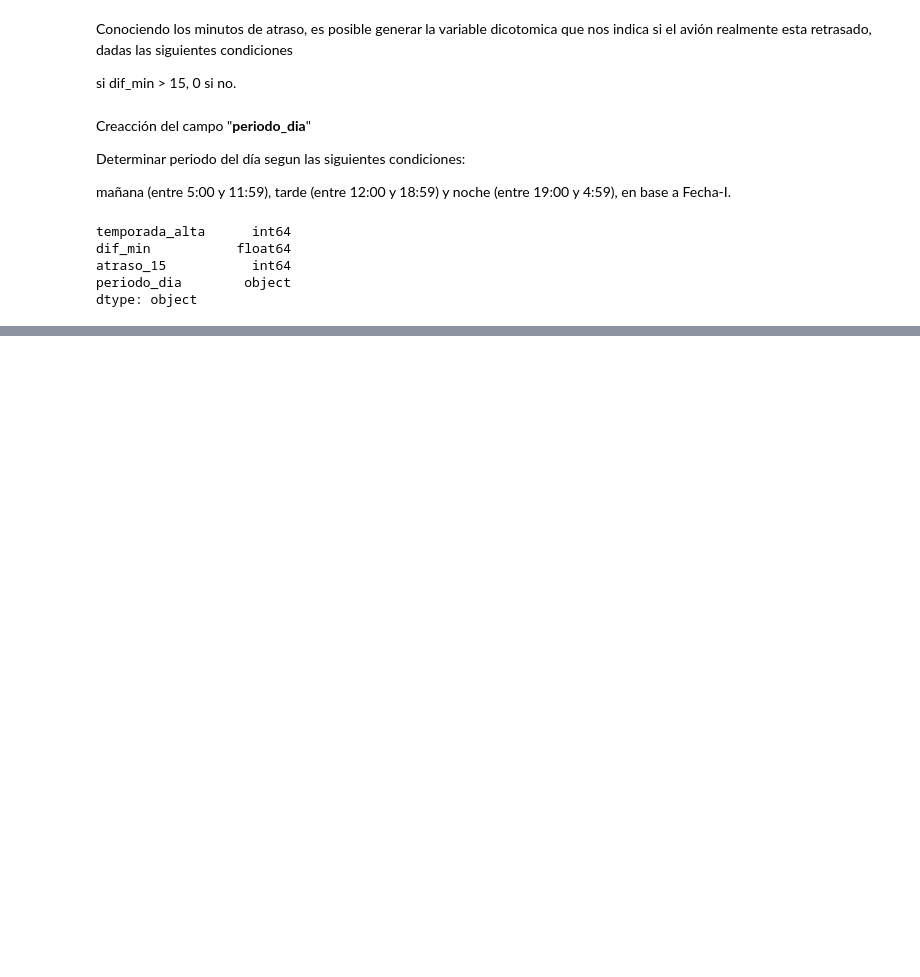
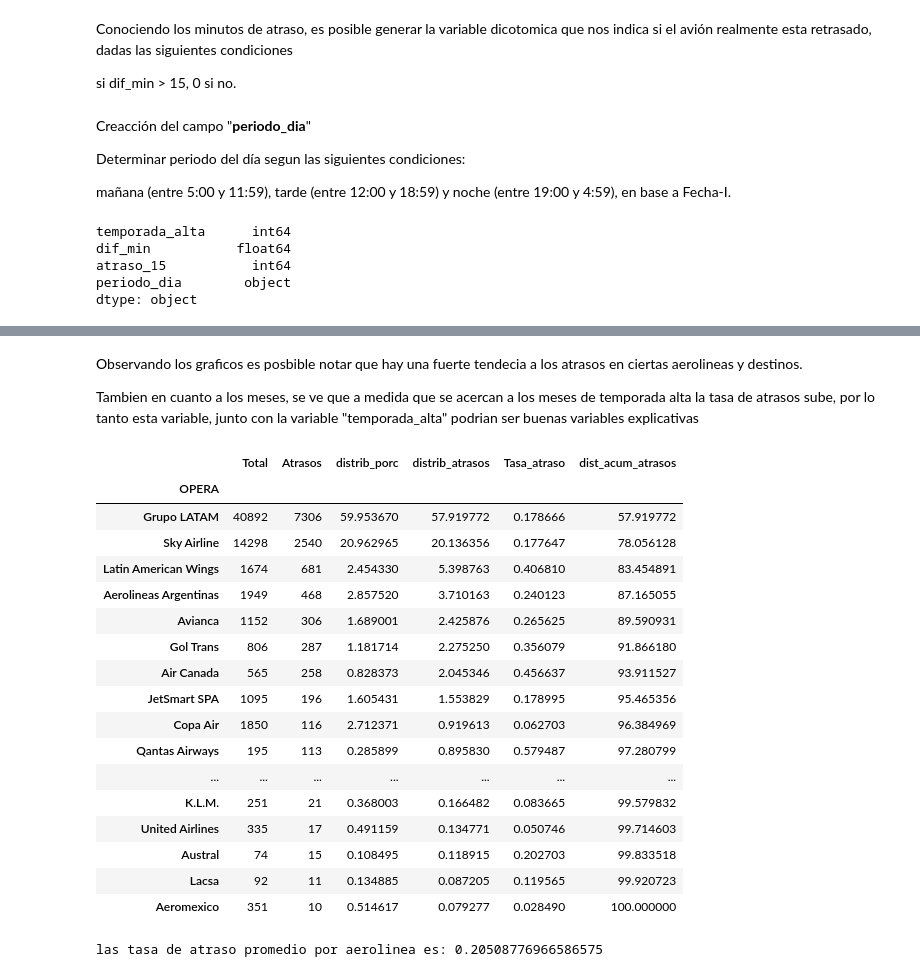
Before and after one commit to fabrizziosv91/Desafio_Latam, a Jupyter notebook: Solution.ipynb, the cells around one changed output, grey strips where cells are left out. Drawn from its saved outputs; the diff is of its cells as text; code cells hidden in the pictures; blank space fills up the shorter version.

```diff
--- a/Solution.ipynb
+++ b/Solution.ipynb
@@ -446,0 +477,37 @@ df_sytethic.to_csv('synthetic_features.csv', index = False, header=True)
+# %% [markdown]
+Observando los graficos es posbible notar que hay una fuerte tendecia a los atrasos en ciertas aerolineas y destinos.
+
+Tambien en cuanto a los meses, se ve que a medida que se acercan a los meses de temporada alta la tasa de atrasos sube, por lo tanto esta variable, junto con la variable "temporada_alta" podrian ser buenas variables explicativas
+# %%
+res_al = df[['OPERA','atraso_15']].groupby(by=['OPERA']).agg(Total=('OPERA', 'count'),
+                                                             Atrasos=('atraso_15', 'sum'))
+
+res_al['distrib_porc'] = (res_al['Total']/res_al['Total'].sum())*100
+res_al['distrib_atrasos'] = (res_al['Atrasos']/res_al['Atrasos'].sum())*100
+res_al['Tasa_atraso']= (res_al['Atrasos']/res_al['Total'])
+res_al = res_al.sort_values("distrib_atrasos", ascending=False)
+res_al['dist_acum_atrasos'] = res_al['distrib_atrasos'].cumsum()
+res_al
+# %% [output]
+|  | Total | Atrasos | distrib_porc | distrib_atrasos | Tasa_atraso | dist_acum_atrasos |
+| OPERA |  |  |  |  |  |  |
+| Grupo LATAM | 40892 | 7306 | 59.953670 | 57.919772 | 0.178666 | 57.919772 |
+| Sky Airline | 14298 | 2540 | 20.962965 | 20.136356 | 0.177647 | 78.056128 |
+| Latin American Wings | 1674 | 681 | 2.454330 | 5.398763 | 0.406810 | 83.454891 |
+| Aerolineas Argentinas | 1949 | 468 | 2.857520 | 3.710163 | 0.240123 | 87.165055 |
+| Avianca | 1152 | 306 | 1.689001 | 2.425876 | 0.265625 | 89.590931 |
+| Gol Trans | 806 | 287 | 1.181714 | 2.275250 | 0.356079 | 91.866180 |
+| Air Canada | 565 | 258 | 0.828373 | 2.045346 | 0.456637 | 93.911527 |
+| JetSmart SPA | 1095 | 196 | 1.605431 | 1.553829 | 0.178995 | 95.465356 |
+| Copa Air | 1850 | 116 | 2.712371 | 0.919613 | 0.062703 | 96.384969 |
+| Qantas Airways | 195 | 113 | 0.285899 | 0.895830 | 0.579487 | 97.280799 |
+| ... | ... | ... | ... | ... | ... | ... |
+| K.L.M. | 251 | 21 | 0.368003 | 0.166482 | 0.083665 | 99.579832 |
+| United Airlines | 335 | 17 | 0.491159 | 0.134771 | 0.050746 | 99.714603 |
+| Austral | 74 | 15 | 0.108495 | 0.118915 | 0.202703 | 99.833518 |
+| Lacsa | 92 | 11 | 0.134885 | 0.087205 | 0.119565 | 99.920723 |
+| Aeromexico | 351 | 10 | 0.514617 | 0.079277 | 0.028490 | 100.000000 |
+# %%
+print('las tasa de atraso promedio por aerolinea es:', res_al['Tasa_atraso'].mean())
+# %% [output]
+las tasa de atraso promedio por aerolinea es: 0.20508776966586575
```
Also changed, not shown: parts of 11 cells of this notebook.
